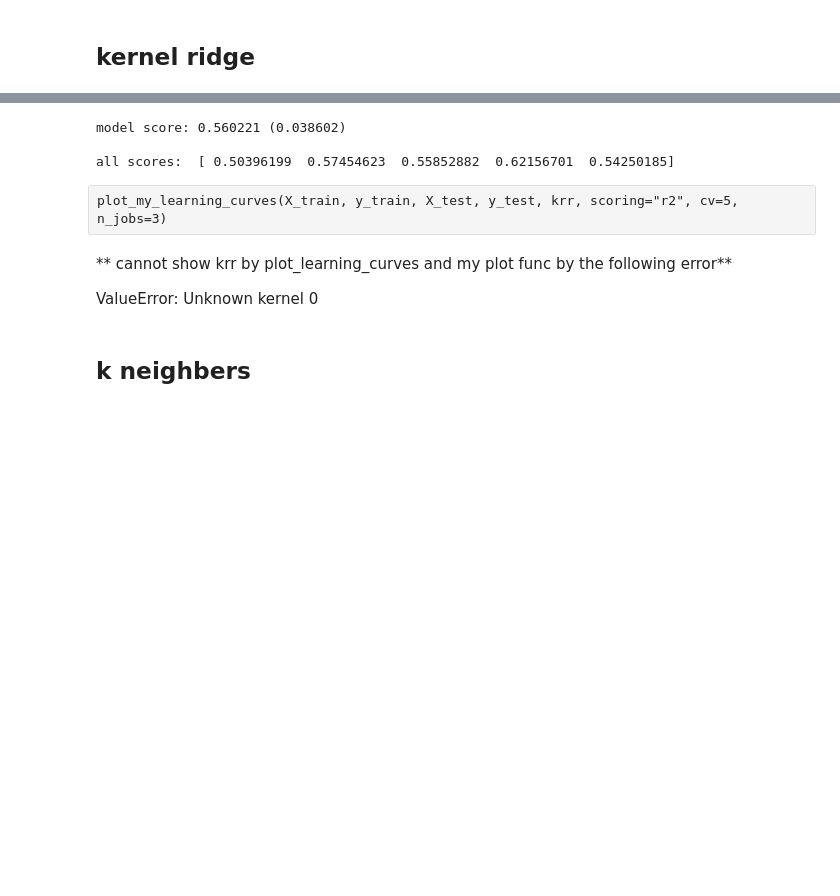
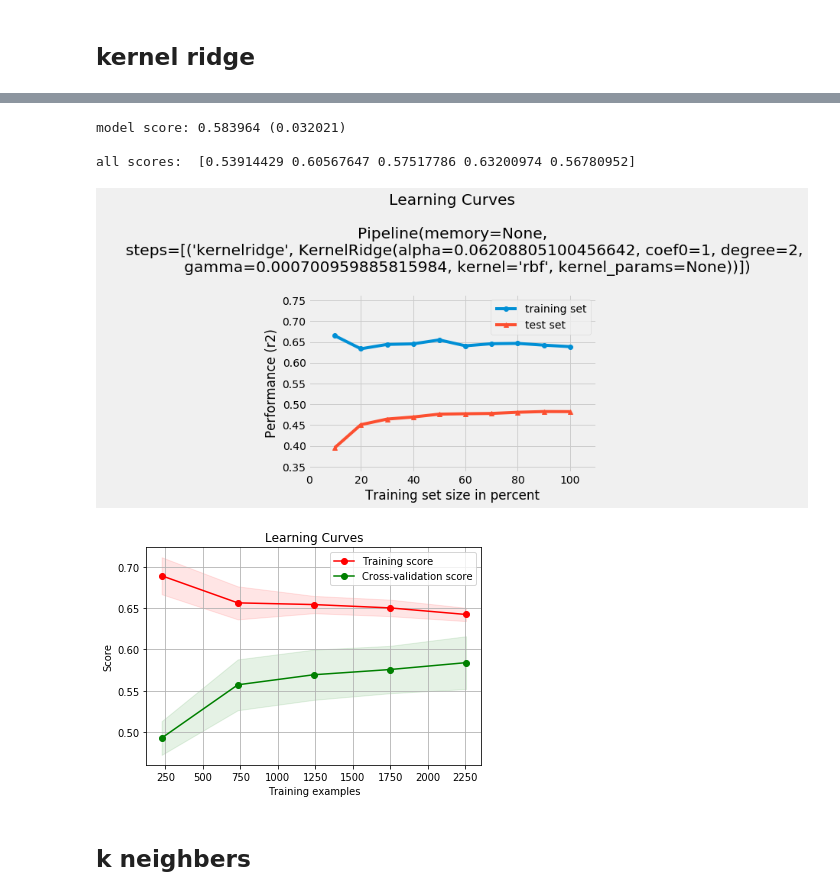
Before and after one commit to alancet/test, a Jupyter notebook: kaggle/mercedes/src/my_predict.ipynb, the cells around one changed output, grey strips where cells are left out. Saved outputs shown, nothing was run; the diff lists cells and outputs as text; code cells hidden in the pictures; blank space fills up the shorter version.

Commit message:
found a bug of util func and fix it. everytime i used svr for scoring...

```diff
--- a/kaggle/mercedes/src/my_predict.ipynb
+++ b/kaggle/mercedes/src/my_predict.ipynb
@@ -861,7 +861,7 @@ def searchHyperParam(model_name, par_space, X_train, y_train, scoring="r2", max_
 def evalModelByCV(model, X_train, y_train):
     """evaluate model by cross validation"""
 
-    score = cross_val_score(svr, X_train, y_train, scoring="r2", cv=5)
+    score = cross_val_score(model, X_train, y_train, scoring="r2", cv=5)
 
     print("model score: {:f} ({:f})\n" .format(
         score.mean(), score.std()))
@@ -1067,25 +1077,23 @@ best_params
 # %%
-best_params = {'alpha': 0.08155265321674764,
- 'degree': 4,
- 'gamma': 0.0008945296235245703,
- 'kernel': 0}
+best_params = {'alpha': 0.06208805100456642,
+ 'degree': 2,
+ 'gamma': 0.000700959885815984,
+ 'kernel': 'rbf'}
 # %%
 krr = make_pipeline(
         #RobustScaler(),
         KernelRidge(**best_params)
 )
 
 evalModelByCV(krr, X_train, y_train)
+
+plot_my_learning_curves(X_train, y_train, X_test, y_test, krr, scoring="r2", cv=5, n_jobs=3)
 # %% [output]
-model score: 0.560221 (0.038602)
+model score: 0.583964 (0.032021)
 
-all scores:  [ 0.50396199  0.57454623  0.55852882  0.62156701  0.54250185]
+all scores:  [0.53914429 0.60567647 0.57517786 0.63200974 0.56780952]
+[figure, added]
+[figure, added]
-# %% [raw]
-plot_my_learning_curves(X_train, y_train, X_test, y_test, krr, scoring="r2", cv=5, n_jobs=3)
-# %% [markdown]
-** cannot show krr by plot_learning_curves and my plot func by the following error**
-
-ValueError: Unknown kernel 0
 # %% [markdown]
 ## k neighbers
 # %% [raw]
```
Also changed, not shown: parts of 19 cells of this notebook, 1 other file.
